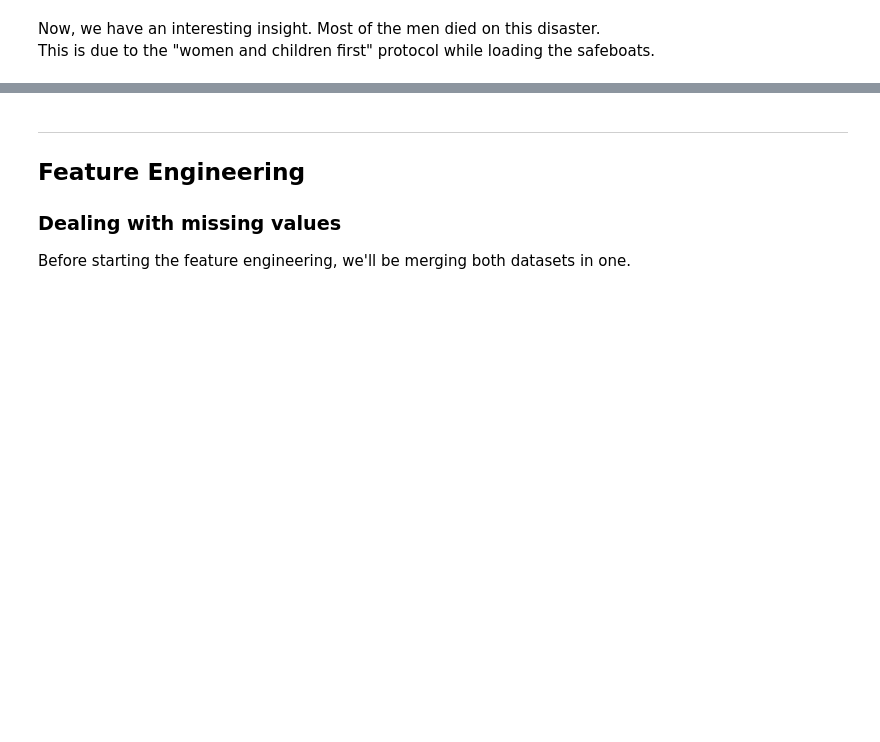
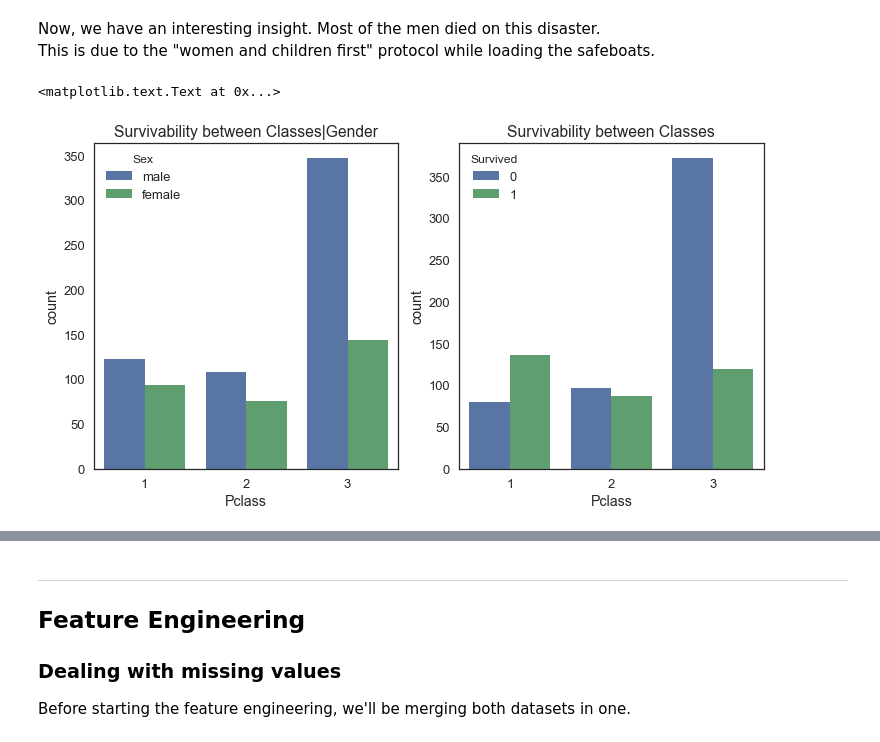
Before and after one commit to NekuSakuraba/kaggle_exploration, a Jupyter notebook: Titanic - Machine Learning from Disaster/Titanic - Machine Learning from Disaster .ipynb, the cells around one changed output, grey strips where cells are left out. Drawn from its saved outputs; the diff is of its cells as text; code cells hidden in the pictures; blank space fills up the shorter version.

```diff
--- a/Titanic - Machine Learning from Disaster/Titanic - Machine Learning from Disaster .ipynb
+++ b/Titanic - Machine Learning from Disaster/Titanic - Machine Learning from Disaster .ipynb
@@ -105,4 +105,15 @@ plt.title('Survivability between genders')
 # %% [markdown]
 Now, we have an interesting insight. Most of the men died on this disaster. <br />
 This is due to the "women and children first" protocol while loading the safeboats.
+# %%
+fig, (ax1, ax2) = plt.subplots(1, 2, figsize=(12, 6))
+
+sns.countplot(data=train, x='Pclass', hue='Sex', ax=ax1)
+ax1.set_title('Survivability between Classes|Gender')
+
+sns.countplot(data=train, x='Pclass', hue='Survived', ax=ax2)
+ax2.set_title('Survivability between Classes')
+# %% [output]
+<matplotlib.text.Text at 0x...>
+[figure, added]
 # %%
```
Also changed, not shown: parts of 54 cells of this notebook.
